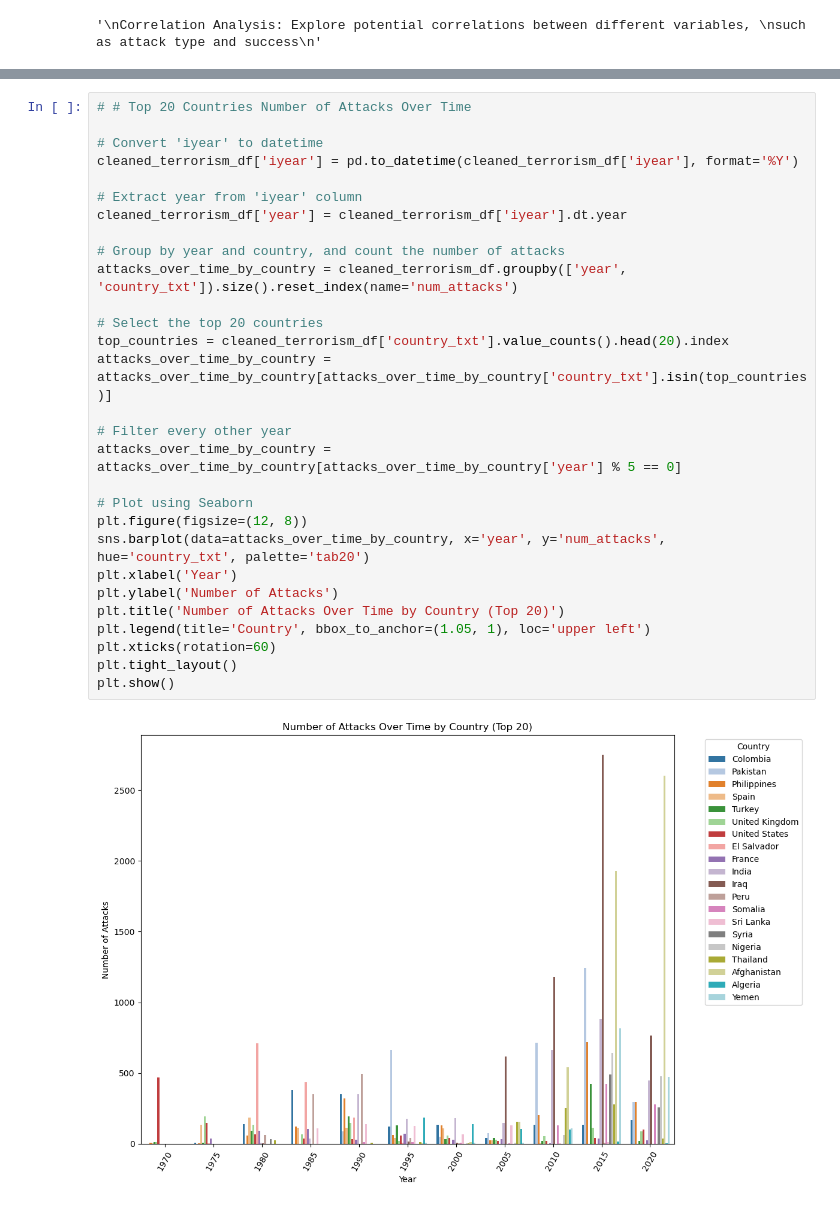
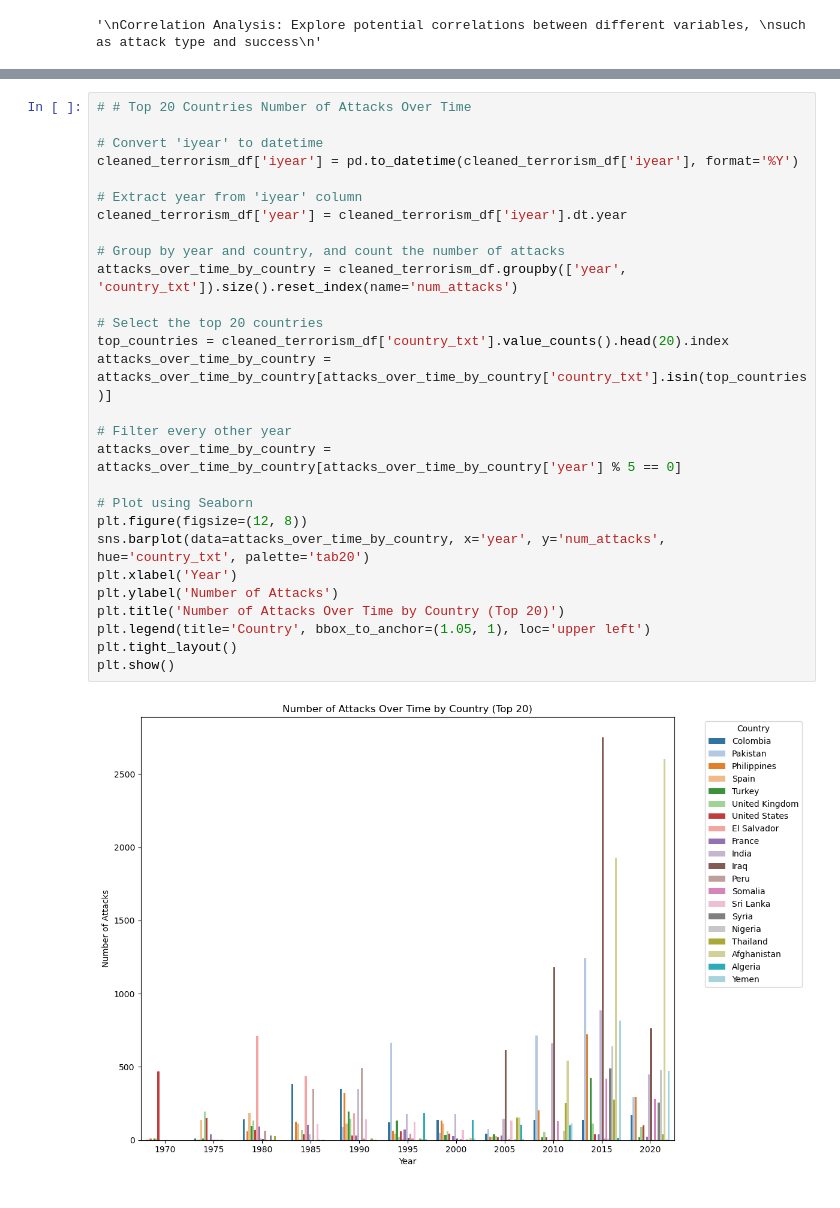
Before and after one commit to OKI300MER/effective_terrorism_exploration, a Jupyter notebook: effective_terrorisim_tactics.ipynb, the cells around one changed output, grey strips where cells are left out. Drawn from its saved outputs; the diff is of its cells as text.

```diff
--- a/effective_terrorisim_tactics.ipynb
+++ b/effective_terrorisim_tactics.ipynb
@@ -197,34 +196,33 @@ plt.show()
 # %%
 # # Top 20 Countries Number of Attacks Over Time
 
 # Convert 'iyear' to datetime
 cleaned_terrorism_df['iyear'] = pd.to_datetime(cleaned_terrorism_df['iyear'], format='%Y')
 
 # Extract year from 'iyear' column
 cleaned_terrorism_df['year'] = cleaned_terrorism_df['iyear'].dt.year
 
 # Group by year and country, and count the number of attacks
 attacks_over_time_by_country = cleaned_terrorism_df.groupby(['year', 'country_txt']).size().reset_index(name='num_attacks')
 
 # Select the top 20 countries
 top_countries = cleaned_terrorism_df['country_txt'].value_counts().head(20).index
 attacks_over_time_by_country = attacks_over_time_by_country[attacks_over_time_by_country['country_txt'].isin(top_countries)]
 
 # Filter every other year
 attacks_over_time_by_country = attacks_over_time_by_country[attacks_over_time_by_country['year'] % 5 == 0]
 
 # Plot using Seaborn
 plt.figure(figsize=(12, 8))
 sns.barplot(data=attacks_over_time_by_country, x='year', y='num_attacks', hue='country_txt', palette='tab20')
 plt.xlabel('Year')
 plt.ylabel('Number of Attacks')
 plt.title('Number of Attacks Over Time by Country (Top 20)')
 plt.legend(title='Country', bbox_to_anchor=(1.05, 1), loc='upper left')
-plt.xticks(rotation=60)
 plt.tight_layout()
 plt.show()
 # %% [output]
-[figure, old version]
+[figure, new version]
 # %%
 # Number of Attacks by region and type
 
```
Also changed, not shown: parts of 7 cells of this notebook, 1 other file.
